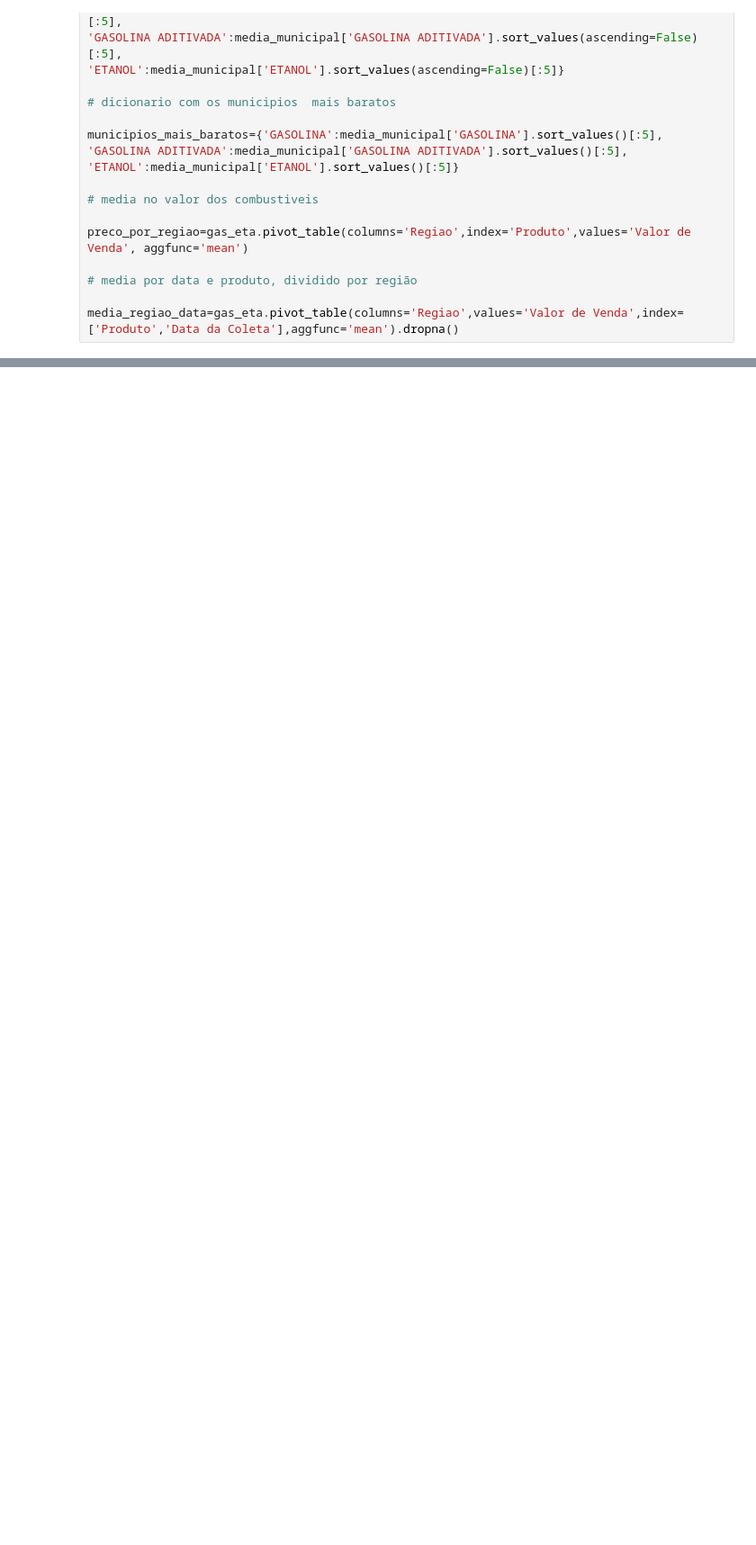
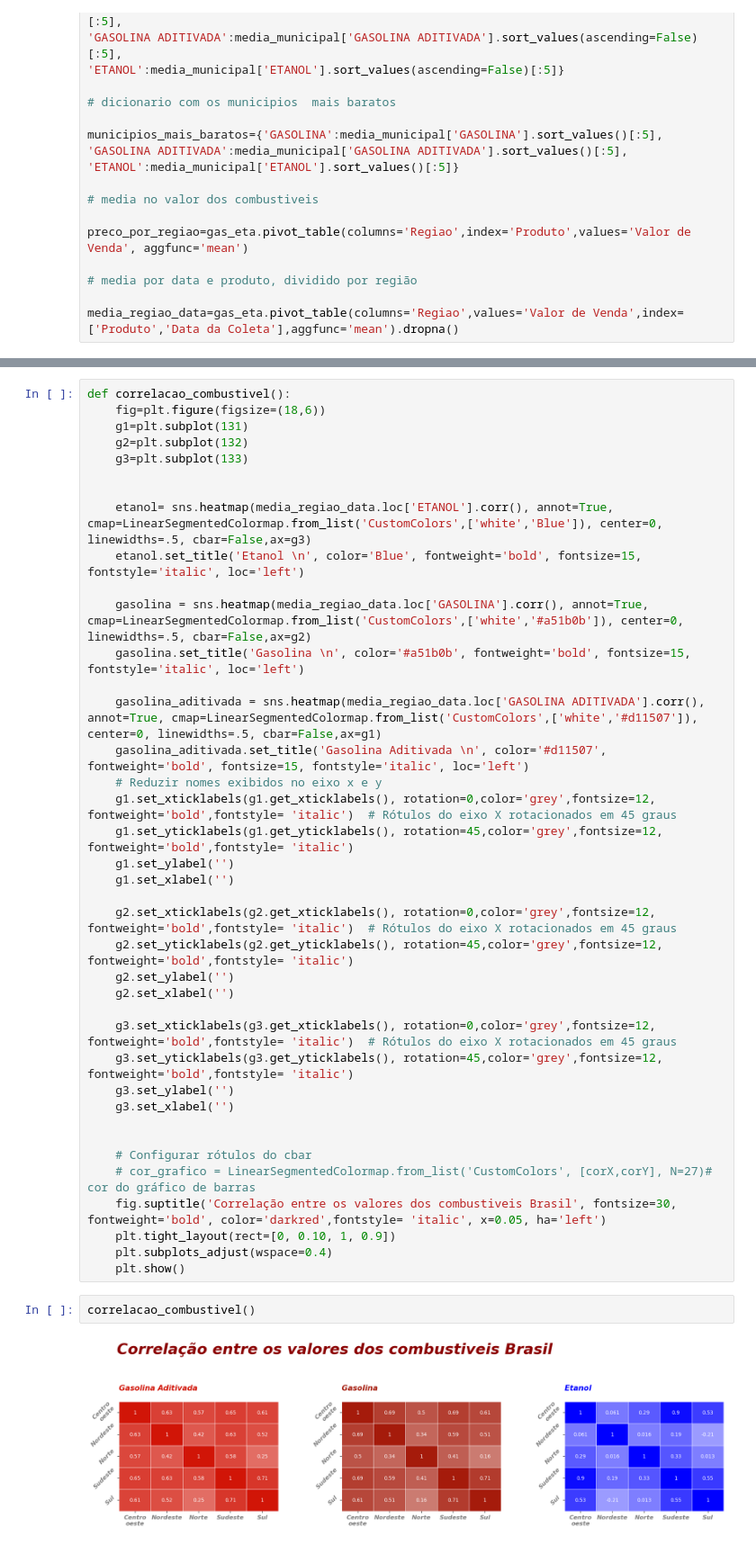
Before and after one commit to davidmidoria/analise_gasolina_etanol, a Jupyter notebook: analise.ipynb, the cells around one changed output, grey strips where cells are left out. Shown at 90% size. Cells and saved outputs as stored; diff of their text form; blank space fills up the shorter version.

Commit message:
correlação entre as diferentes regiões  do pais
gráfico com a correlação entre as diferentes regiões do pais

```diff
--- a/analise.ipynb
+++ b/analise.ipynb
@@ -154,0 +122,43 @@ def grafico_regiao():
+# %%
+def correlacao_combustivel():
+    fig=plt.figure(figsize=(18,6))
+    g1=plt.subplot(131)
+    g2=plt.subplot(132)
+    g3=plt.subplot(133)
+
+
+    etanol= sns.heatmap(media_regiao_data.loc['ETANOL'].corr(), annot=True, cmap=LinearSegmentedColormap.from_list('CustomColors',['white','Blue']), center=0, linewidths=.5, cbar=False,ax=g3)
+    etanol.set_title('Etanol \n', color='Blue', fontweight='bold', fontsize=15, fontstyle='italic', loc='left')
+
+    gasolina = sns.heatmap(media_regiao_data.loc['GASOLINA'].corr(), annot=True, cmap=LinearSegmentedColormap.from_list('CustomColors',['white','#a51b0b']), center=0, linewidths=.5, cbar=False,ax=g2)
+    gasolina.set_title('Gasolina \n', color='#a51b0b', fontweight='bold', fontsize=15, fontstyle='italic', loc='left')
+
+    gasolina_aditivada = sns.heatmap(media_regiao_data.loc['GASOLINA ADITIVADA'].corr(), annot=True, cmap=LinearSegmentedColormap.from_list('CustomColors',['white','#d11507']), center=0, linewidths=.5, cbar=False,ax=g1)
+    gasolina_aditivada.set_title('Gasolina Aditivada \n', color='#d11507', fontweight='bold', fontsize=15, fontstyle='italic', loc='left')
+    # Reduzir nomes exibidos no eixo x e y
+    g1.set_xticklabels(g1.get_xticklabels(), rotation=0,color='grey',fontsize=12, fontweight='bold',fontstyle= 'italic')  # Rótulos do eixo X rotacionados em 45 graus
+    g1.set_yticklabels(g1.get_yticklabels(), rotation=45,color='grey',fontsize=12, fontweight='bold',fontstyle= 'italic')
+    g1.set_ylabel('')
+    g1.set_xlabel('')
+
+    g2.set_xticklabels(g2.get_xticklabels(), rotation=0,color='grey',fontsize=12, fontweight='bold',fontstyle= 'italic')  # Rótulos do eixo X rotacionados em 45 graus
+    g2.set_yticklabels(g2.get_yticklabels(), rotation=45,color='grey',fontsize=12, fontweight='bold',fontstyle= 'italic')
+    g2.set_ylabel('')
+    g2.set_xlabel('')
+
+    g3.set_xticklabels(g3.get_xticklabels(), rotation=0,color='grey',fontsize=12, fontweight='bold',fontstyle= 'italic')  # Rótulos do eixo X rotacionados em 45 graus
+    g3.set_yticklabels(g3.get_yticklabels(), rotation=45,color='grey',fontsize=12, fontweight='bold',fontstyle= 'italic')
+    g3.set_ylabel('')
+    g3.set_xlabel('')
+
+
+    # Configurar rótulos do cbar
+    # cor_grafico = LinearSegmentedColormap.from_list('CustomColors', [corX,corY], N=27)# cor do gráfico de barras
+    fig.suptitle('Correlação entre os valores dos combustiveis Brasil', fontsize=30, fontweight='bold', color='darkred',fontstyle= 'italic', x=0.05, ha='left')
+    plt.tight_layout(rect=[0, 0.10, 1, 0.9])
+    plt.subplots_adjust(wspace=0.4)
+    plt.show()
+# %%
+correlacao_combustivel()
+# %% [output]
+[figure, added]
```
Also changed, not shown: parts of 6 cells of this notebook, 2 other files.
